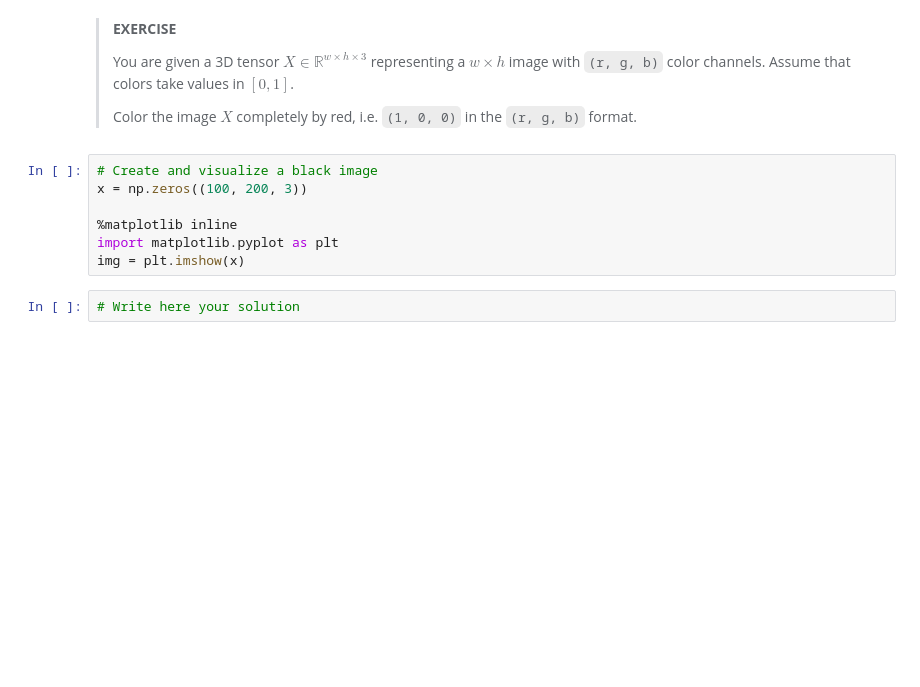
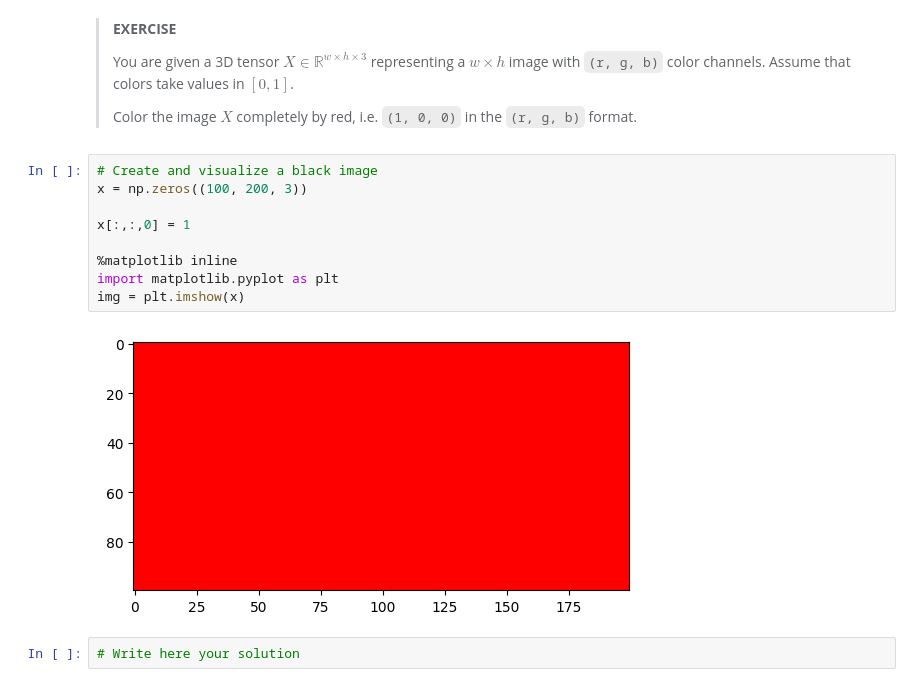
Before and after one commit to Akares0/ML, a Jupyter notebook: labs/01_Array_manipulation.ipynb, the cells around one changed output. Saved outputs shown, nothing was run; the diff lists cells and outputs as text; blank space fills up the shorter version.

```diff
--- a/labs/01_Array_manipulation.ipynb
+++ b/labs/01_Array_manipulation.ipynb
@@ -1227,10 +1301,14 @@ X
 # %%
 # Create and visualize a black image
 x = np.zeros((100, 200, 3))
 
+x[:,:,0] = 1
+
 %matplotlib inline
 import matplotlib.pyplot as plt
 img = plt.imshow(x)
+# %% [output]
+[figure, added]
 # %%
 # Write here your solution
 # %%
```
Also changed, not shown: parts of 56 cells of this notebook.
